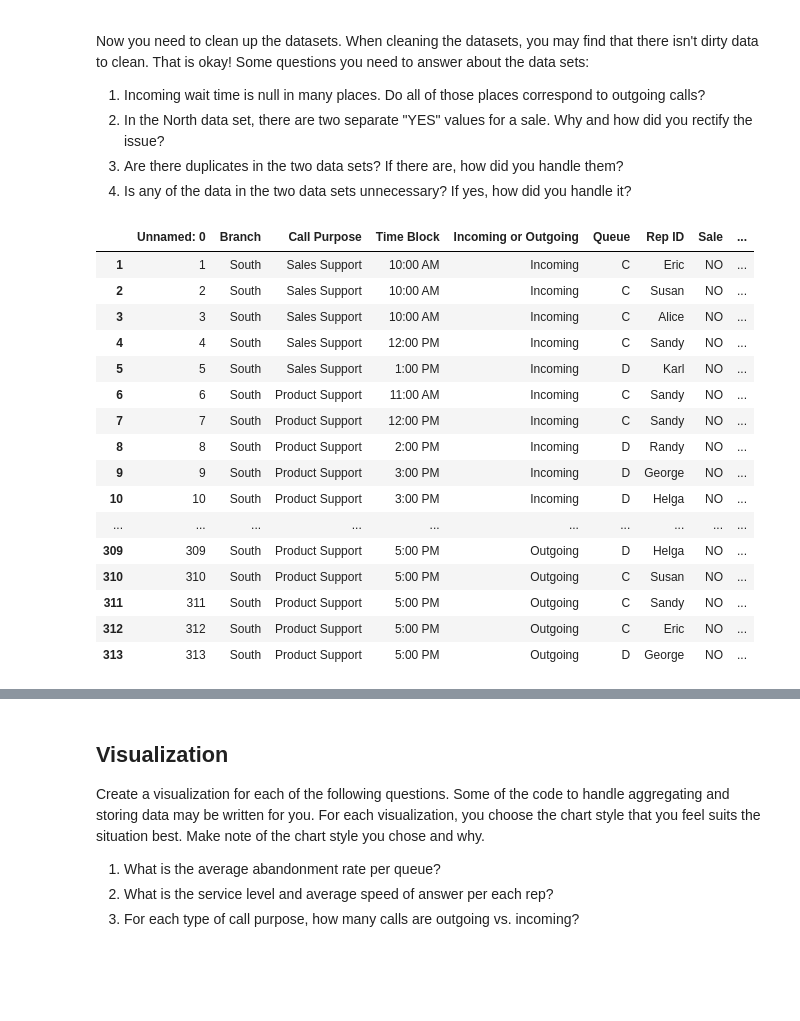
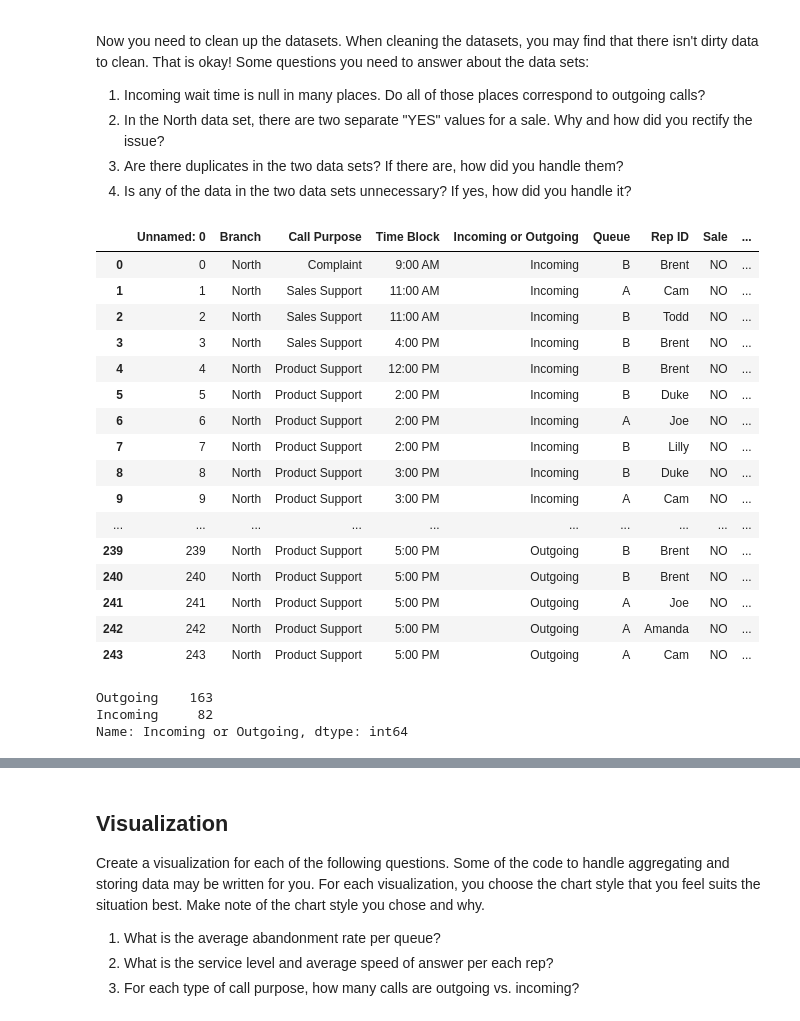
Before and after one commit to tgray237/call-center-cleanup-assignment, a Jupyter notebook: Call Center Cleanup.ipynb, the cells around one changed output, grey strips where cells are left out. Saved outputs shown, nothing was run; the diff lists cells and outputs as text; code cells hidden in the pictures; blank space fills up the shorter version.

```diff
--- a/Call Center Cleanup.ipynb
+++ b/Call Center Cleanup.ipynb
@@ -31,13 +31,17 @@ If you haven't worked in a call center before, these notes might help you throug
 You have two CSVs at your disposal, `NorthCallCenter.csv` and `SouthCallCenter.csv`. Import the appropriate libraries and create two dataframes, one called `north_df` and one called `south_df`.
 # %%
 # Import the appropriate libraries
+import numpy as np
 import pandas as pd
+import seaborn as sns
+import matplotlib.pyplot as plt
+import matplotlib.mlab as mlab
+import matplotlib
+plt.style.use('ggplot')
+
 pd.set_option("display.max_rows",None, "display.max_columns", None)
 
 
 # Create two new dataframes
 north_df = pd.read_csv("NorthCallCenter.csv")
-north_df.tail(5)
-
-south_df = pd.read_csv("SouthCallCenter.csv")
-south_df = pd.set_option("display.max_rows",None, "display.max_columns", None)
+north_df.head(5)
@@ -122,22 +199,28 @@ Now you need to clean up the datasets. When cleaning the datasets, you may find
 4. Is any of the data in the two data sets unnecessary? If yes, how did you handle it?
 # %%
 # Clean your data here
-south_df.tail(313)
+north_df.head(244)
 # %% [output]
 |  | Unnamed: 0 | Branch | Call Purpose | Time Block | Incoming or Outgoing | Queue | Rep ID | Sale | ... |
-| 1 | 1 | South | Sales Support | 10:00 AM | Incoming | C | Eric | NO | ... |
-| 2 | 2 | South | Sales Support | 10:00 AM | Incoming | C | Susan | NO | ... |
-| 3 | 3 | South | Sales Support | 10:00 AM | Incoming | C | Alice | NO | ... |
-| 4 | 4 | South | Sales Support | 12:00 PM | Incoming | C | Sandy | NO | ... |
-| 5 | 5 | South | Sales Support | 1:00 PM | Incoming | D | Karl | NO | ... |
-| 6 | 6 | South | Product Support | 11:00 AM | Incoming | C | Sandy | NO | ... |
-| 7 | 7 | South | Product Support | 12:00 PM | Incoming | C | Sandy | NO | ... |
-| 8 | 8 | South | Product Support | 2:00 PM | Incoming | D | Randy | NO | ... |
-| 9 | 9 | South | Product Support | 3:00 PM | Incoming | D | George | NO | ... |
-| 10 | 10 | South | Product Support | 3:00 PM | Incoming | D | Helga | NO | ... |
+| 0 | 0 | North | Complaint | 9:00 AM | Incoming | B | Brent | NO | ... |
+| 1 | 1 | North | Sales Support | 11:00 AM | Incoming | A | Cam | NO | ... |
+| 2 | 2 | North | Sales Support | 11:00 AM | Incoming | B | Todd | NO | ... |
+| 3 | 3 | North | Sales Support | 4:00 PM | Incoming | B | Brent | NO | ... |
+| 4 | 4 | North | Product Support | 12:00 PM | Incoming | B | Brent | NO | ... |
+| 5 | 5 | North | Product Support | 2:00 PM | Incoming | B | Duke | NO | ... |
+| 6 | 6 | North | Product Support | 2:00 PM | Incoming | A | Joe | NO | ... |
+| 7 | 7 | North | Product Support | 2:00 PM | Incoming | B | Lilly | NO | ... |
+| 8 | 8 | North | Product Support | 3:00 PM | Incoming | B | Duke | NO | ... |
+| 9 | 9 | North | Product Support | 3:00 PM | Incoming | A | Cam | NO | ... |
 | ... | ... | ... | ... | ... | ... | ... | ... | ... | ... |
-| 309 | 309 | South | Product Support | 5:00 PM | Outgoing | D | Helga | NO | ... |
-| 310 | 310 | South | Product Support | 5:00 PM | Outgoing | C | Susan | NO | ... |
-| 311 | 311 | South | Product Support | 5:00 PM | Outgoing | C | Sandy | NO | ... |
-| 312 | 312 | South | Product Support | 5:00 PM | Outgoing | C | Eric | NO | ... |
-| 313 | 313 | South | Product Support | 5:00 PM | Outgoing | D | George | NO | ... |
+| 239 | 239 | North | Product Support | 5:00 PM | Outgoing | B | Brent | NO | ... |
+| 240 | 240 | North | Product Support | 5:00 PM | Outgoing | B | Brent | NO | ... |
+| 241 | 241 | North | Product Support | 5:00 PM | Outgoing | A | Joe | NO | ... |
+| 242 | 242 | North | Product Support | 5:00 PM | Outgoing | A | Amanda | NO | ... |
+| 243 | 243 | North | Product Support | 5:00 PM | Outgoing | A | Cam | NO | ... |
+# %%
+north_df['Incoming or Outgoing'].value_counts()
+# %% [output]
+Outgoing    163
+Incoming     82
+Name: Incoming or Outgoing, dtype: int64
```
Also changed, not shown: parts of 25 cells of this notebook.
